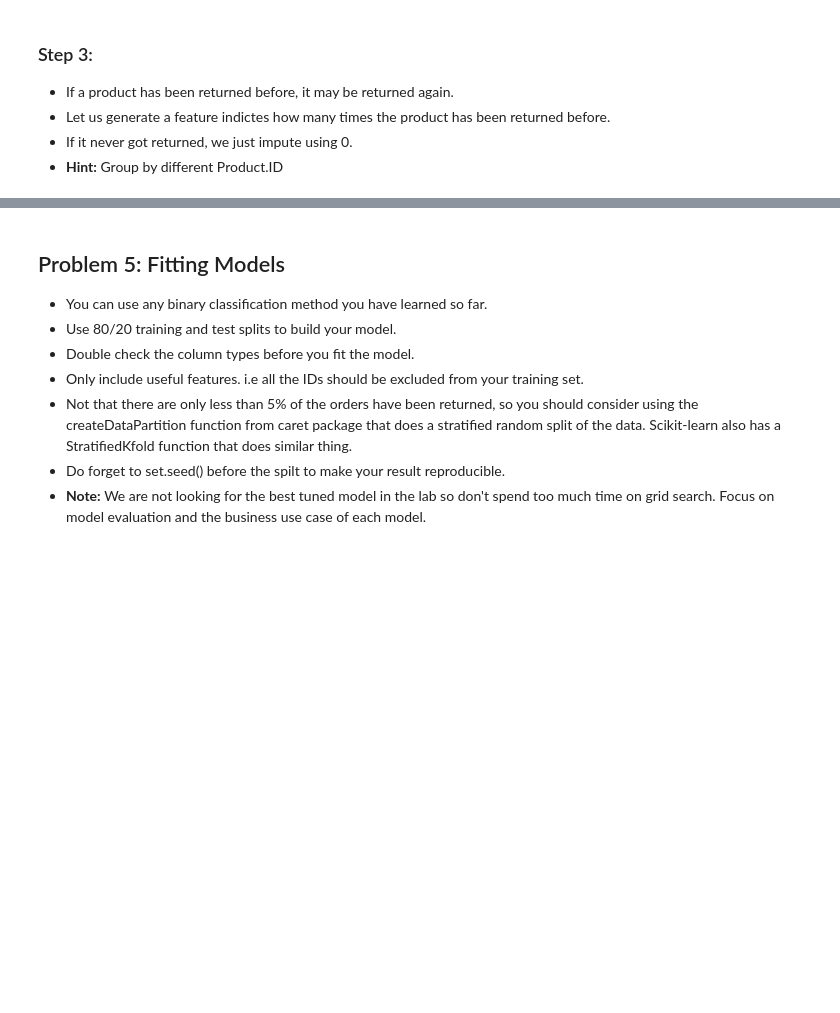
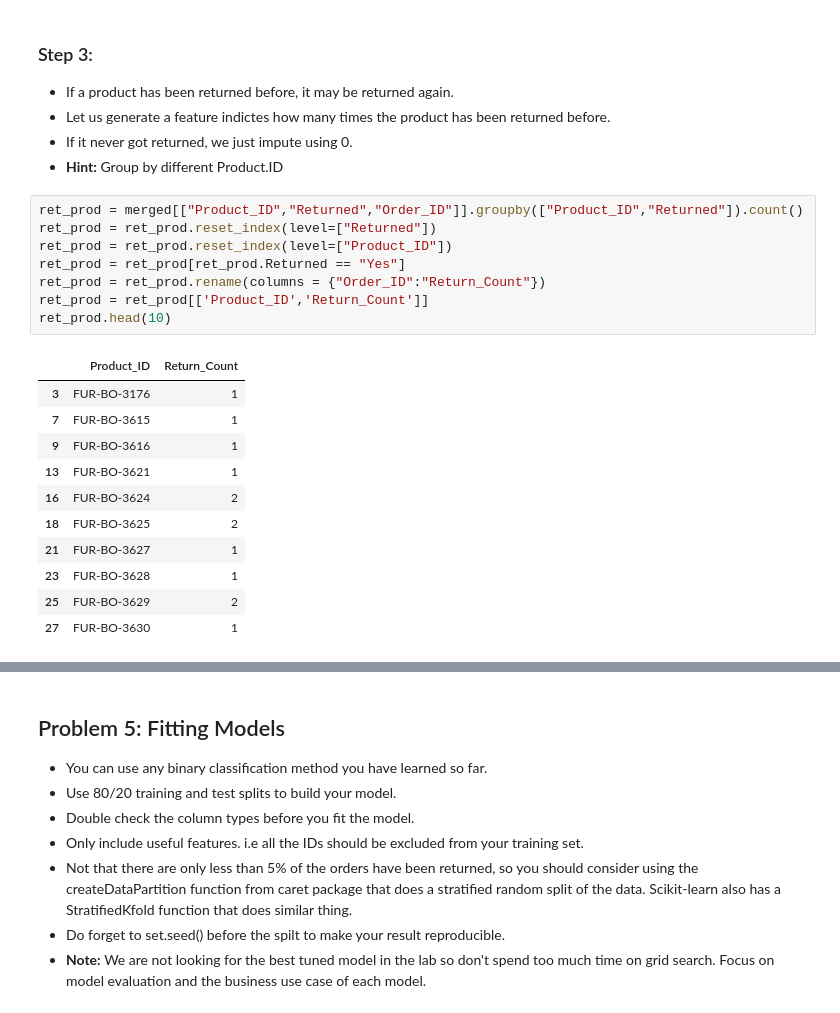
Before and after one commit to lejulie/NYCDSA-MST-ML-Lab-1, a Jupyter notebook: julie_levine/ml_lab_1_part_1.ipynb, the cells around one changed output, grey strips where cells are left out. Saved outputs shown, nothing was run; the diff lists cells and outputs as text; blank space fills up the shorter version.

```diff
--- a/julie_levine/ml_lab_1_part_1.ipynb
+++ b/julie_levine/ml_lab_1_part_1.ipynb
@@ -379,3 +403,23 @@ g3_4_super.set_xticklabels(rotation=90, labels = p3_4_super.index)
 * Let us generate a feature indictes how many times the product has been returned before.
 * If it never got returned, we just impute using 0.
 * **Hint:** Group by different Product.ID
+# %%
+ret_prod = merged[["Product_ID","Returned","Order_ID"]].groupby(["Product_ID","Returned"]).count()
+ret_prod = ret_prod.reset_index(level=["Returned"])
+ret_prod = ret_prod.reset_index(level=["Product_ID"])
+ret_prod = ret_prod[ret_prod.Returned == "Yes"]
+ret_prod = ret_prod.rename(columns = {"Order_ID":"Return_Count"})
+ret_prod = ret_prod[['Product_ID','Return_Count']]
+ret_prod.head(10)
+# %% [output]
+|  | Product_ID | Return_Count |
+| 3 | FUR-BO-3176 | 1 |
+| 7 | FUR-BO-3615 | 1 |
+| 9 | FUR-BO-3616 | 1 |
+| 13 | FUR-BO-3621 | 1 |
+| 16 | FUR-BO-3624 | 2 |
+| 18 | FUR-BO-3625 | 2 |
+| 21 | FUR-BO-3627 | 1 |
+| 23 | FUR-BO-3628 | 1 |
+| 25 | FUR-BO-3629 | 2 |
+| 27 | FUR-BO-3630 | 1 |
```
Also changed, not shown: parts of 14 cells of this notebook.
